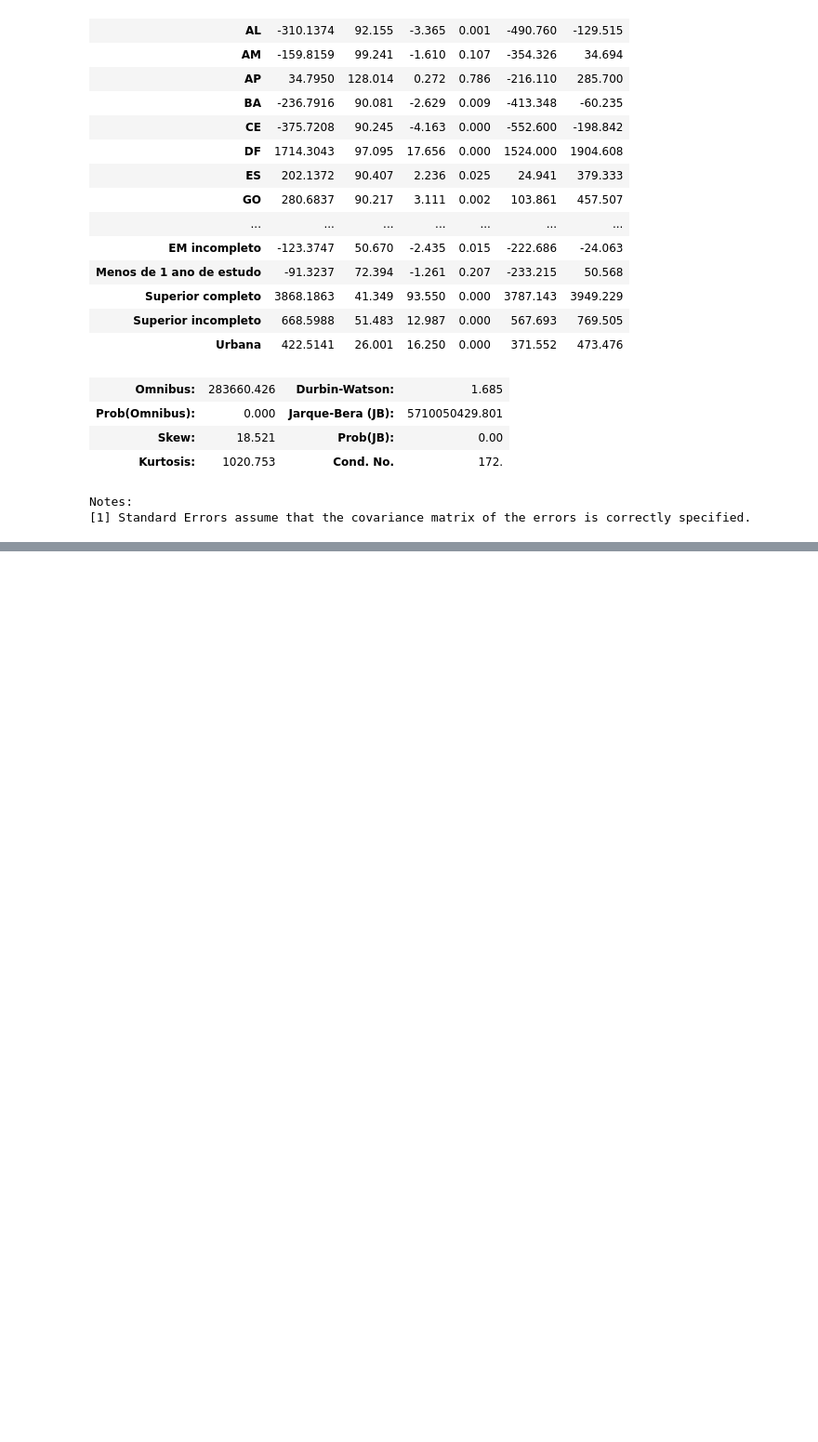
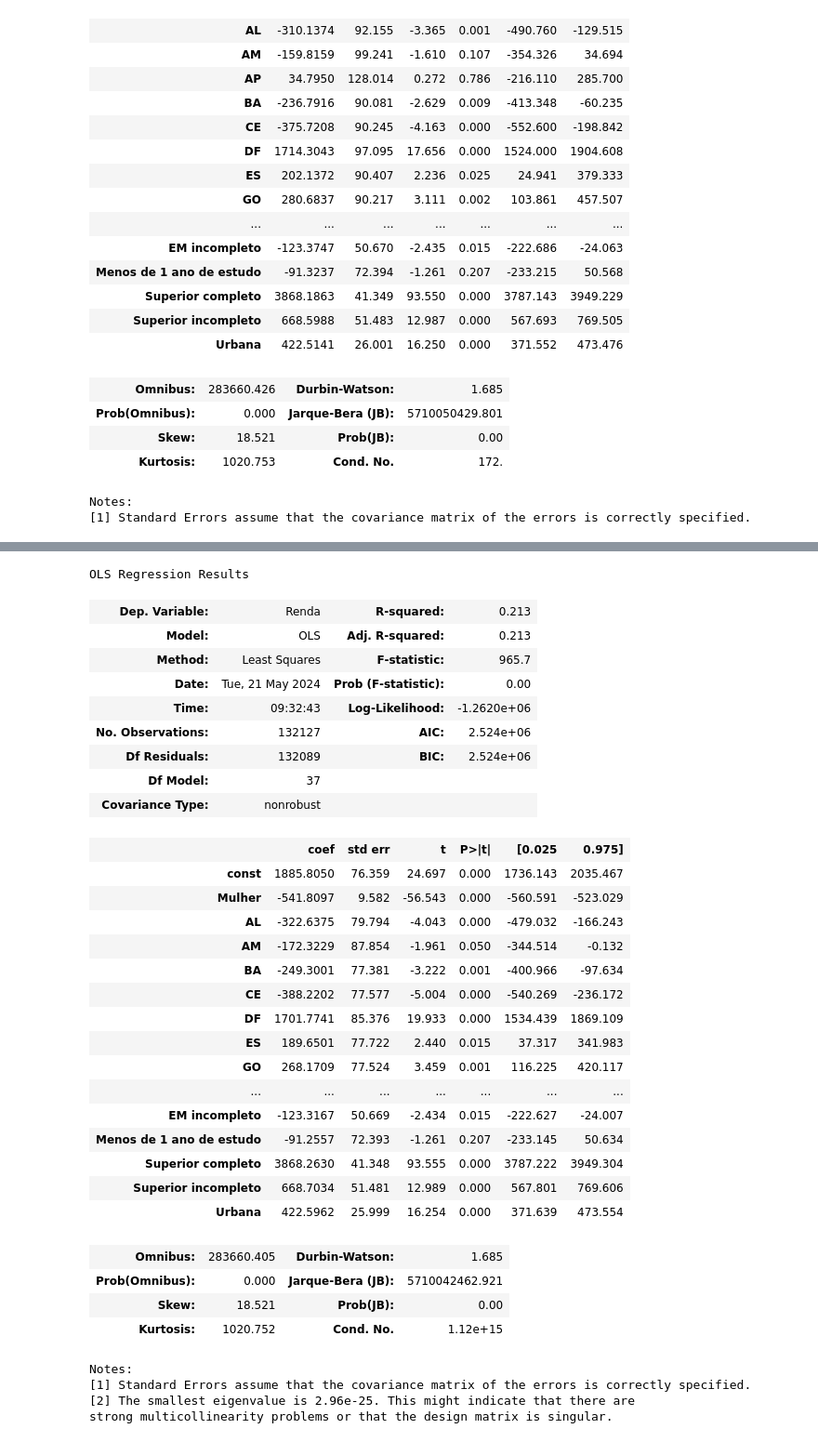
Before and after one commit to guilhermenakama/C_DADOS_PROJETO3, a Jupyter notebook: Database.ipynb, the cells around one changed output, grey strips where cells are left out. Shown: that part at 93% size. Saved outputs shown, nothing was run; the diff lists cells and outputs as text; code cells hidden in the pictures; blank space fills up the shorter version.

```diff
--- a/Database.ipynb
+++ b/Database.ipynb
@@ -447,0 +494,46 @@ Notes:
+# %%
+X = df[['Mulher','AL', 'AM',  'BA',
+       'CE', 'DF', 'ES', 'GO', 'MA', 'MG', 'MS', 'MT', 'PA', 'PB', 'PE', 'PI',
+       'PR', 'RJ', 'RN', 'RO', 'RR', 'RS', 'SC', 'SE', 'SP', 'TO', 'Mulher',
+        'Ignorado', 'Indígena', 'Parda', 'Preta', 'EF incompleto',
+       'EM completo', 'EM incompleto', 'Menos de 1 ano de estudo',
+       'Superior completo', 'Superior incompleto', 'Urbana']]
+Y = df['Renda']
+
+results2 = regress(Y,X)
+results2.summary()
+# %% [output]
+OLS Regression Results
+| Dep. Variable: | Renda | R-squared: | 0.213 |
+| Model: | OLS | Adj. R-squared: | 0.213 |
+| Method: | Least Squares | F-statistic: | 965.7 |
+| Date: | Tue, 21 May 2024 | Prob (F-statistic): | 0.00 |
+| Time: | 09:32:43 | Log-Likelihood: | -1.2620e+06 |
+| No. Observations: | 132127 | AIC: | 2.524e+06 |
+| Df Residuals: | 132089 | BIC: | 2.524e+06 |
+| Df Model: | 37 |  |  |
+| Covariance Type: | nonrobust |  |  |
+|  | coef | std err | t | P>|t| | [0.025 | 0.975] |
+| const | 1885.8050 | 76.359 | 24.697 | 0.000 | 1736.143 | 2035.467 |
+| Mulher | -541.8097 | 9.582 | -56.543 | 0.000 | -560.591 | -523.029 |
+| AL | -322.6375 | 79.794 | -4.043 | 0.000 | -479.032 | -166.243 |
+| AM | -172.3229 | 87.854 | -1.961 | 0.050 | -344.514 | -0.132 |
+| BA | -249.3001 | 77.381 | -3.222 | 0.001 | -400.966 | -97.634 |
+| CE | -388.2202 | 77.577 | -5.004 | 0.000 | -540.269 | -236.172 |
+| DF | 1701.7741 | 85.376 | 19.933 | 0.000 | 1534.439 | 1869.109 |
+| ES | 189.6501 | 77.722 | 2.440 | 0.015 | 37.317 | 341.983 |
+| GO | 268.1709 | 77.524 | 3.459 | 0.001 | 116.225 | 420.117 |
+| ... | ... | ... | ... | ... | ... | ... |
+| EM incompleto | -123.3167 | 50.669 | -2.434 | 0.015 | -222.627 | -24.007 |
+| Menos de 1 ano de estudo | -91.2557 | 72.393 | -1.261 | 0.207 | -233.145 | 50.634 |
+| Superior completo | 3868.2630 | 41.348 | 93.555 | 0.000 | 3787.222 | 3949.304 |
+| Superior incompleto | 668.7034 | 51.481 | 12.989 | 0.000 | 567.801 | 769.606 |
+| Urbana | 422.5962 | 25.999 | 16.254 | 0.000 | 371.639 | 473.554 |
+| Omnibus: | 283660.405 | Durbin-Watson: | 1.685 |
+| Prob(Omnibus): | 0.000 | Jarque-Bera (JB): | 5710042462.921 |
+| Skew: | 18.521 | Prob(JB): | 0.00 |
+| Kurtosis: | 1020.752 | Cond. No. | 1.12e+15 |
+Notes:
+[1] Standard Errors assume that the covariance matrix of the errors is correctly specified.
+[2] The smallest eigenvalue is 2.96e-25. This might indicate that there are
+strong multicollinearity problems or that the design matrix is singular.
```
Also changed, not shown: parts of 8 cells of this notebook.
